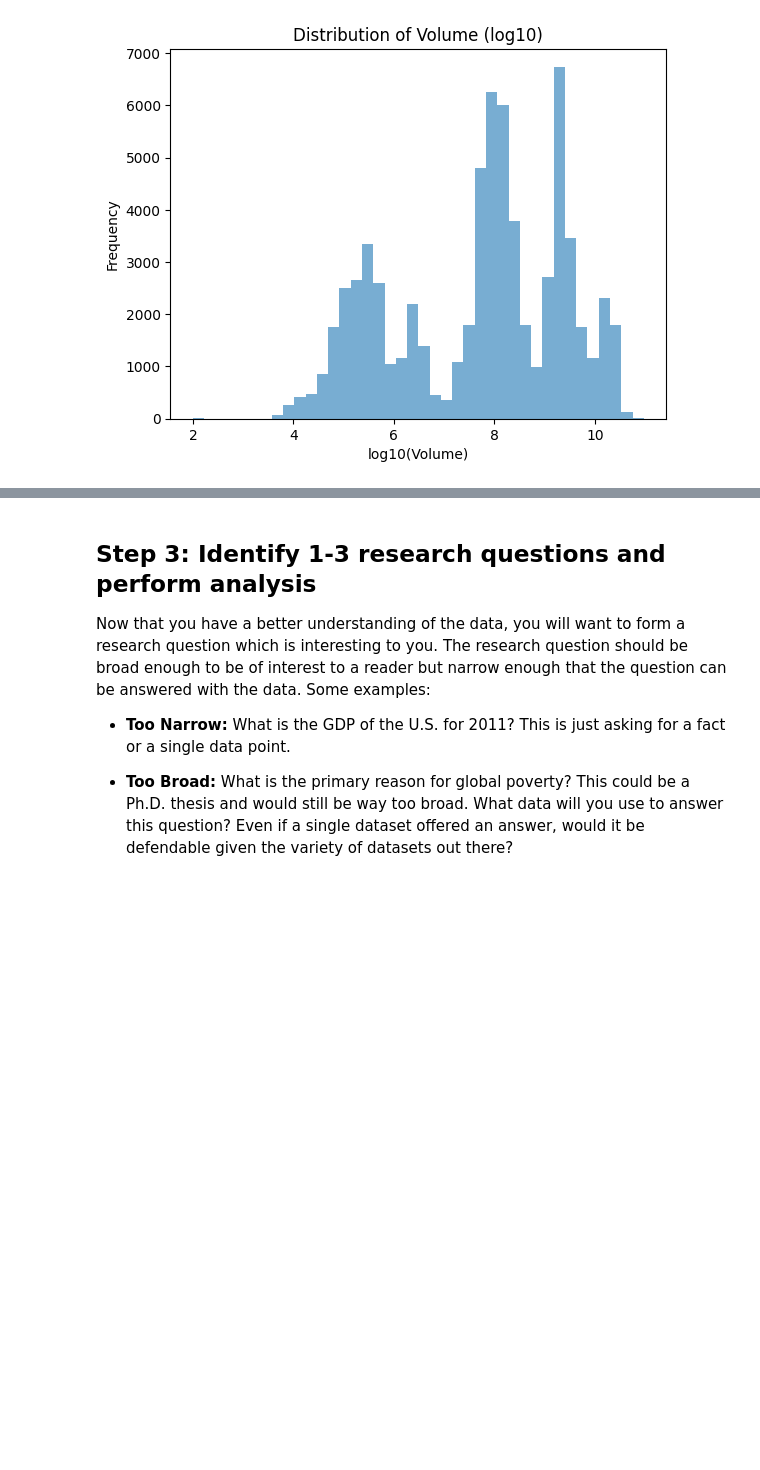
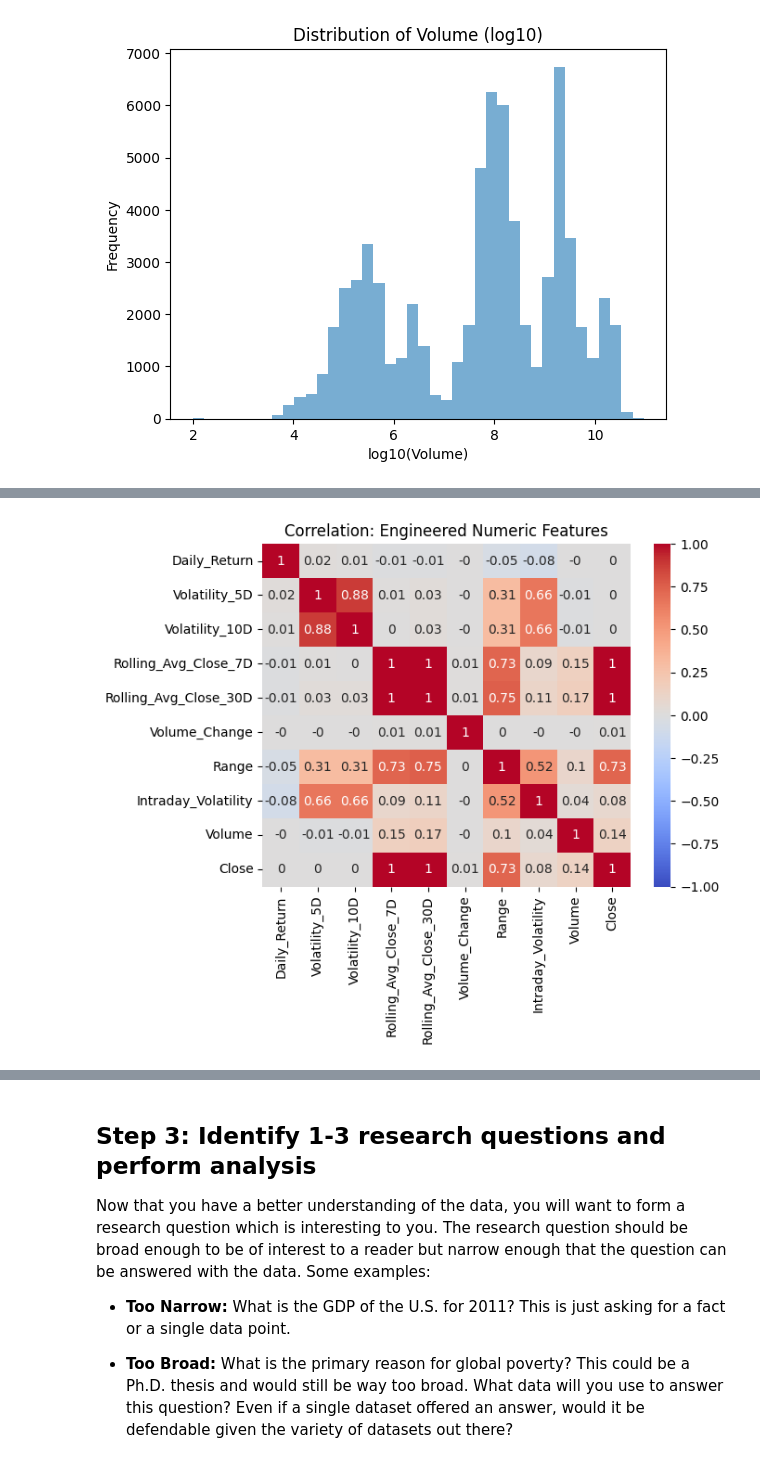
Before and after one commit to kiah-ucsd/DSE200, a Jupyter notebook: FinalProject/Final Project_Fall2025.ipynb, the cells around one changed output, grey strips where cells are left out. Drawn from its saved outputs; the diff is of its cells as text; code cells hidden in the pictures; blank space fills up the shorter version.

```diff
--- a/FinalProject/Final Project_Fall2025.ipynb
+++ b/FinalProject/Final Project_Fall2025.ipynb
@@ -262,0 +322,46 @@ plt.show()
+# %%
+# Adding in more features
+# Volatility_5D = std of last 5 daily returns
+# how do I do every five day rotation?
+df_data_index['Volatility_5D'] = (df_data_index.groupby('Index')['Daily_Return'].rolling(window=5).std().reset_index(level=0, drop=True))
+
+# Volatility_10D
+df_data_index['Volatility_10D'] = (df_data_index.groupby('Index')['Daily_Return'].rolling(window=10).std().reset_index(level=0, drop=True))
+
+# Rolling_Avg_Close_7D
+df_data_index['Rolling_Avg_Close_7D'] = (df_data_index.groupby('Index')['Close'].rolling(window=7).mean().reset_index(level=0, drop=True))
+
+# Rolling_Avg_Close_30D
+df_data_index['Rolling_Avg_Close_30D'] = (df_data_index.groupby('Index')['Close'].rolling(window=30).mean().reset_index(level=0, drop=True))
+
+# Volume_Change (pct change)
+df_data_index['Volume_Change'] = (df_data_index.groupby('Index')['Volume'].pct_change())
+
+# Range = High − Low
+df_data_index['Range'] =  df_data_index['High'] - df_data_index['Low']
+
+# Intraday_Volatility = (High − Low) / Open
+df_data_index['Intraday_Volatility'] =  (df_data_index['High'] - df_data_index['Low']) / (df_data_index['Open'])
+# %%
+# check the new features
+engineered_features = [
+    'Daily_Return', 'Volatility_5D', 'Volatility_10D',
+    'Rolling_Avg_Close_7D', 'Rolling_Avg_Close_30D',
+    'Volume_Change', 'Range', 'Intraday_Volatility'
+]
+
+other_features = ['Volume', 'Close'
+]
+
+# Combine into one flat list
+all_features = engineered_features + other_features
+
+corr_matrix = df_data_index[all_features].corr()
+
+corr_matrix_rounded = corr_matrix.round(2)
+
+sns.heatmap(corr_matrix_rounded, annot=True, cmap='coolwarm', vmin=-1, vmax=1)
+plt.title("Correlation: Engineered Numeric Features")
+plt.show()
+# %% [output]
+[figure, added]
```
Also changed, not shown: parts of 14 cells of this notebook.
